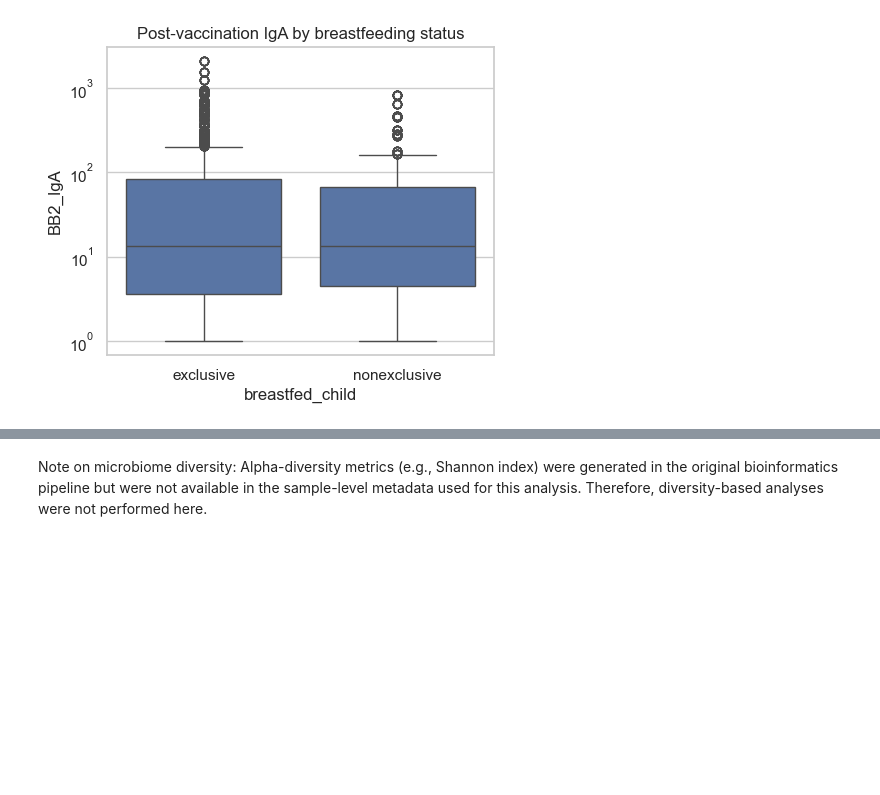
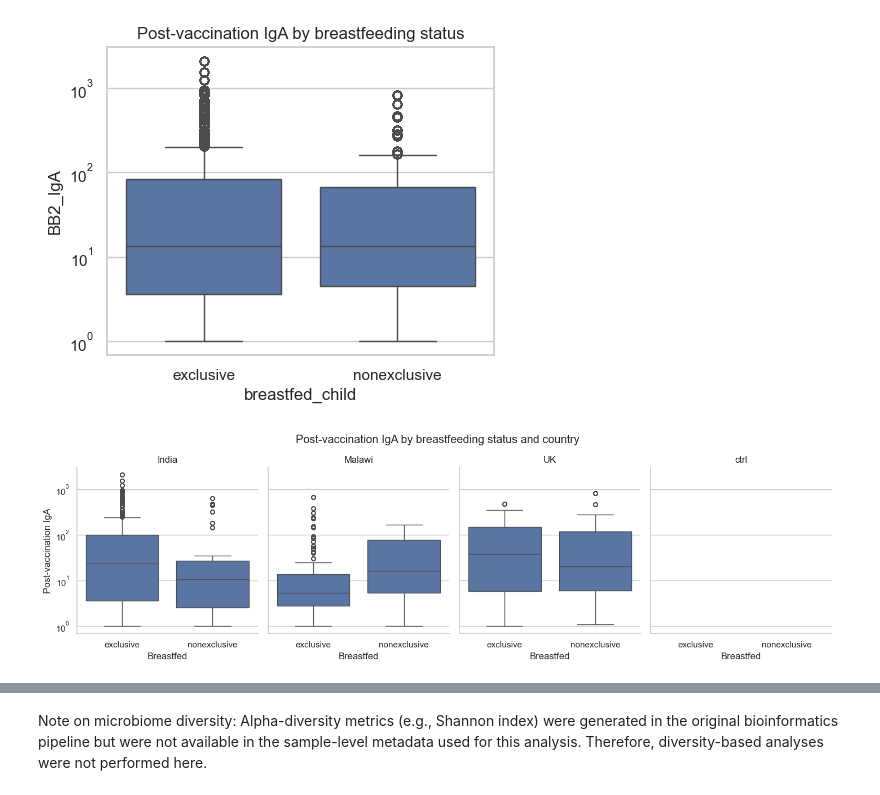
Before and after one commit to ilgazustaa/RoVI-Charite, a Jupyter notebook: notebooks/01_visualize_data.ipynb, the cells around one changed output, grey strips where cells are left out. Drawn from its saved outputs; the diff is of its cells as text; code cells hidden in the pictures; blank space fills up the shorter version.

```diff
--- a/notebooks/01_visualize_data.ipynb
+++ b/notebooks/01_visualize_data.ipynb
@@ -345,3 +430,28 @@ plt.title("Post-vaccination IgA by breastfeeding status")
 plt.show()
 # %% [output]
 [figure]
+# %%
+import matplotlib.pyplot as plt
+import seaborn as sns
+
+g = sns.catplot(
+    data=df,
+    x="breastfed_child",
+    y="BB2_IgA",
+    col="country",
+    kind="box",
+    height=4,
+    aspect=0.9,
+    sharey=True
+)
+
+g.set(yscale="log")
+g.set_axis_labels("Breastfed", "Post-vaccination IgA")
+g.set_titles("{col_name}")
+g.fig.suptitle("Post-vaccination IgA by breastfeeding status and country", y=1.05)
+plt.savefig("../figures/iga_by_breastfeeding_countryspe_log.png", dpi=300, bbox_inches="tight")
+
+
+plt.show()
+# %% [output]
+[figure, added]
```
Also changed, not shown: parts of 31 cells of this notebook.
